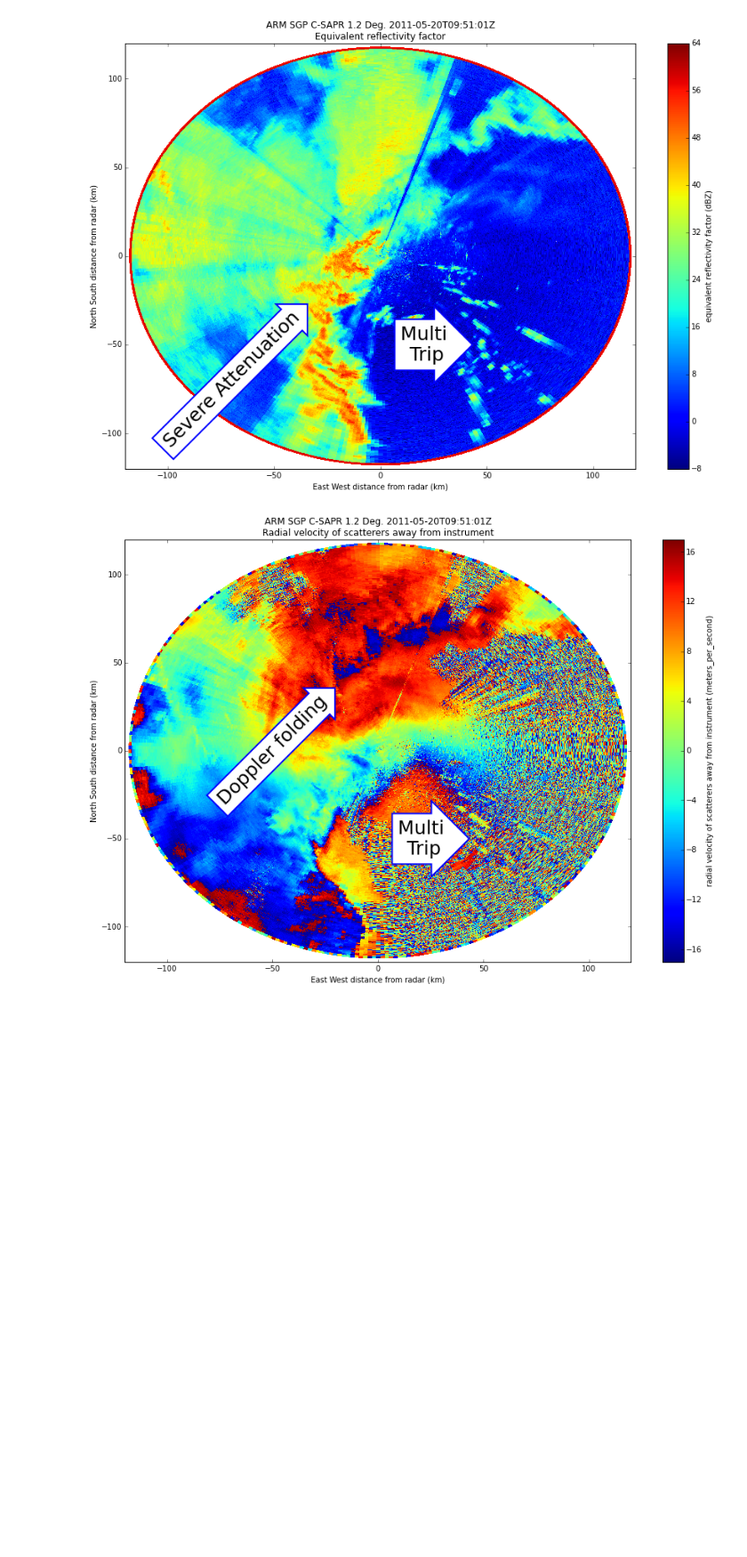
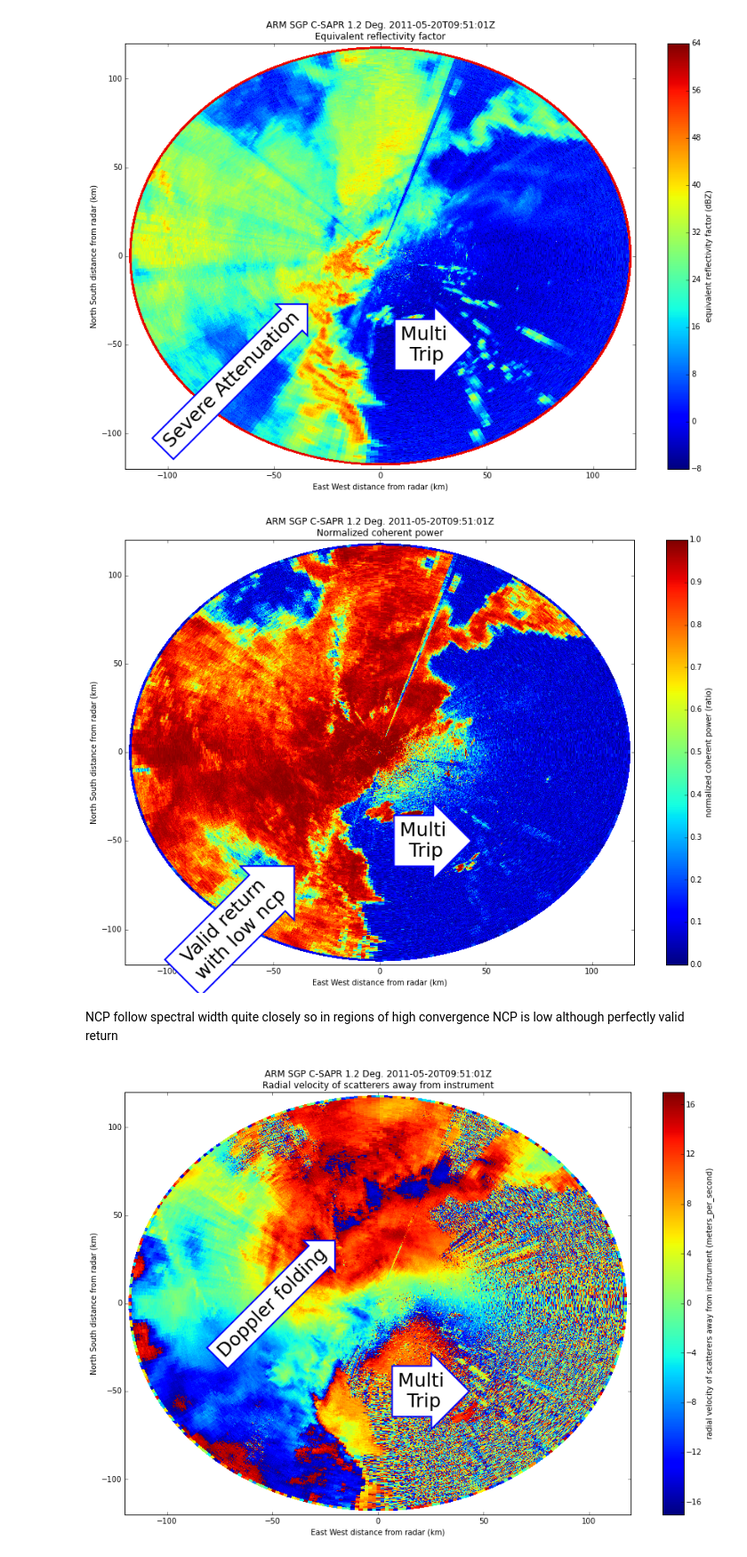
Before and after one commit to ANL-DIGR/openvap, a Jupyter notebook: development/cmac2/notebooks/1 exploration of X and C SAPR data and texture.ipynb, the cells around one changed output. Shown at 89% size. Cells and saved outputs as stored; diff of their text form; code cells hidden in the pictures; blank space fills up the shorter version.

```diff
--- a/development/cmac2/notebooks/1 exploration of X and C SAPR data and texture.ipynb
+++ b/development/cmac2/notebooks/1 exploration of X and C SAPR data and texture.ipynb
@@ -88,6 +90,25 @@ t2 = plt.gca().text(20, -50, "Multi \n Trip", ha="center", va="center", rotation
             bbox=bbox_props)
 # %% [output]
 [figure]
+# %%
+display = pyart.graph.RadarDisplay(csapr_radar)
+fig = plt.figure(figsize = [15,10])
+display.plot_ppi('normalized_coherent_power', sweep = 1, vmin = 0, vmax = 1)
+bbox_props = dict(boxstyle="rarrow,pad=0.3", fc="white", ec="b", lw=2)
+
+display.set_limits(xlim = [-120, 120], ylim = [-120, 120])
+
+t = plt.gca().text(-70, -100, "Valid return \n with low ncp", ha="center", va="center", rotation=45,
+            size=25,
+            bbox=bbox_props)
+
+t2 = plt.gca().text(20, -50, "Multi \n Trip", ha="center", va="center", rotation=0,
+            size=25,
+            bbox=bbox_props)
+# %% [output]
+[figure, added]
+# %% [markdown]
+NCP follow spectral width quite closely so in regions of high convergence NCP is low although perfectly valid return
 # %%
 display = pyart.graph.RadarDisplay(csapr_radar)
 fig = plt.figure(figsize = [15,10])
```
Also changed, not shown: parts of 4 cells of this notebook.
